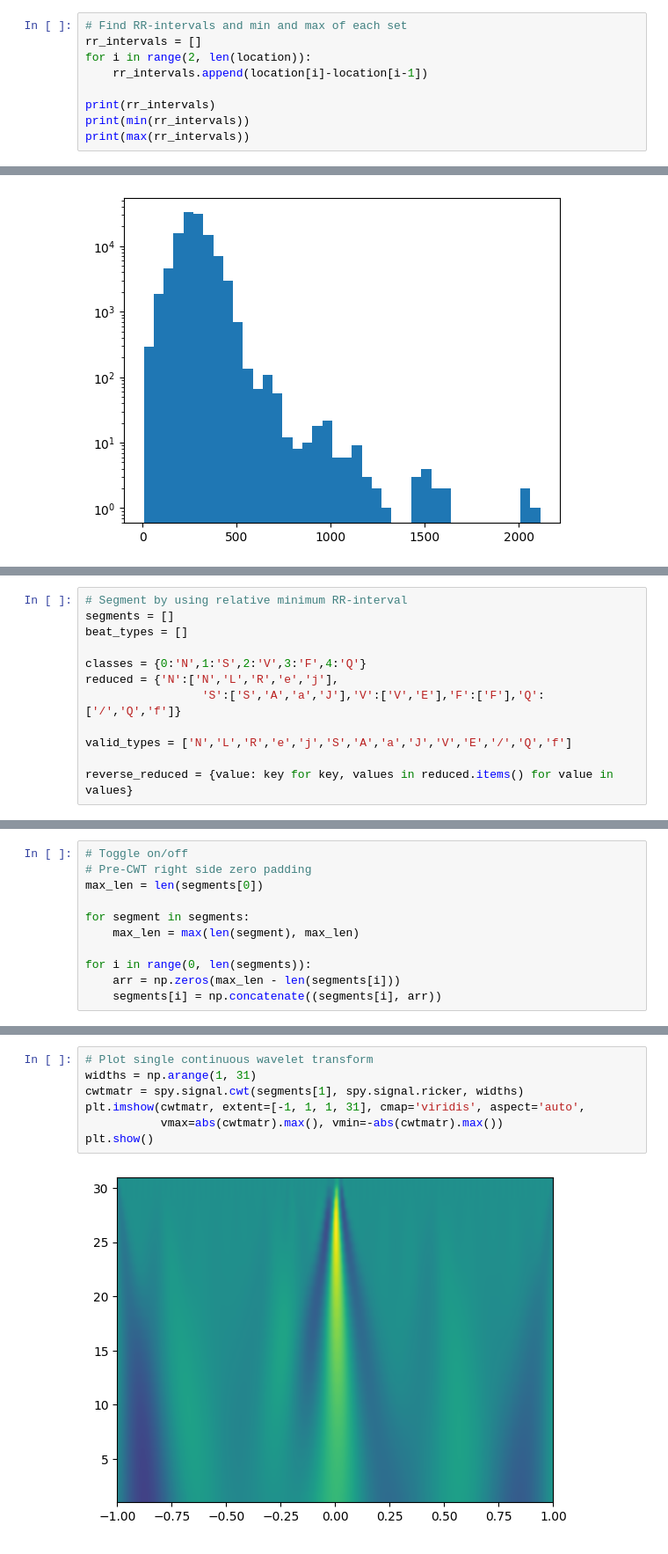
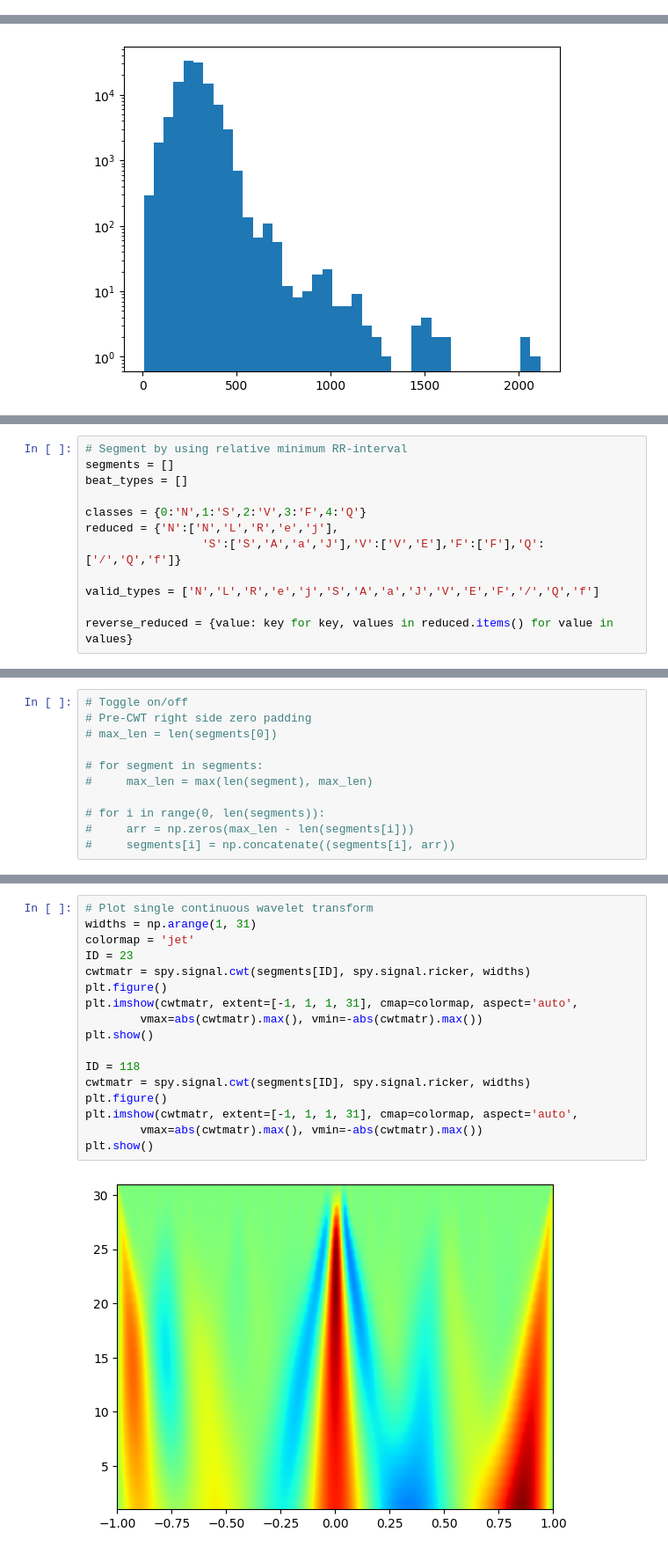
Before and after one commit to awcheng23/PACE, a Jupyter notebook: demo.ipynb, the cells around one changed output, grey strips where cells are left out. Shown: that part at 88% size. Drawn from its saved outputs; the diff is of its cells as text.

```diff
--- a/demo.ipynb
+++ b/demo.ipynb
@@ -8,12 +8,3 @@ pat_id = 101
 
 # Read a record from the database
 record = wfdb.rdrecord(f'./data/mitdb/{pat_id}')
-# %%
-# Find RR-intervals and min and max of each set
-rr_intervals = []
-for i in range(2, len(location)):
-    rr_intervals.append(location[i]-location[i-1])
-
-print(rr_intervals)
-print(min(rr_intervals))
-print(max(rr_intervals))
@@ -84,7 +71,7 @@ classes = {0:'N',1:'S',2:'V',3:'F',4:'Q'}
 reduced = {'N':['N','L','R','e','j'],
                  'S':['S','A','a','J'],'V':['V','E'],'F':['F'],'Q':['/','Q','f']}
 
-valid_types = ['N','L','R','e','j','S','A','a','J','V','E','/','Q','f']
+valid_types = ['N','L','R','e','j','S','A','a','J','V','E','F','/','Q','f']
 
 reverse_reduced = {value: key for key, values in reduced.items() for value in values}
 # %%
@@ -168,11 +153,11 @@ S
 # %%
 # Toggle on/off
 # Pre-CWT right side zero padding
-max_len = len(segments[0])
+# max_len = len(segments[0])
 
-for segment in segments:
-    max_len = max(len(segment), max_len)
+# for segment in segments:
+#     max_len = max(len(segment), max_len)
 
-for i in range(0, len(segments)):
-    arr = np.zeros(max_len - len(segments[i]))
-    segments[i] = np.concatenate((segments[i], arr))
+# for i in range(0, len(segments)):
+#     arr = np.zeros(max_len - len(segments[i]))
+#     segments[i] = np.concatenate((segments[i], arr))
@@ -179,9 +193,19 @@ for i in range(0, len(segments)):
 # %%
 # Plot single continuous wavelet transform
 widths = np.arange(1, 31)
-cwtmatr = spy.signal.cwt(segments[1], spy.signal.ricker, widths)
-plt.imshow(cwtmatr, extent=[-1, 1, 1, 31], cmap='viridis', aspect='auto',
-           vmax=abs(cwtmatr).max(), vmin=-abs(cwtmatr).max())
+colormap = 'jet'
+ID = 23
+cwtmatr = spy.signal.cwt(segments[ID], spy.signal.ricker, widths)
+plt.figure()
+plt.imshow(cwtmatr, extent=[-1, 1, 1, 31], cmap=colormap, aspect='auto',
+        vmax=abs(cwtmatr).max(), vmin=-abs(cwtmatr).max())
 plt.show()
+
+ID = 118
+cwtmatr = spy.signal.cwt(segments[ID], spy.signal.ricker, widths)
+plt.figure()
+plt.imshow(cwtmatr, extent=[-1, 1, 1, 31], cmap=colormap, aspect='auto',
+        vmax=abs(cwtmatr).max(), vmin=-abs(cwtmatr).max())
+plt.show()
 # %% [output]
-[figure, old version]
+[figure, new version]
```
Also changed, not shown: parts of 21 cells of this notebook.
